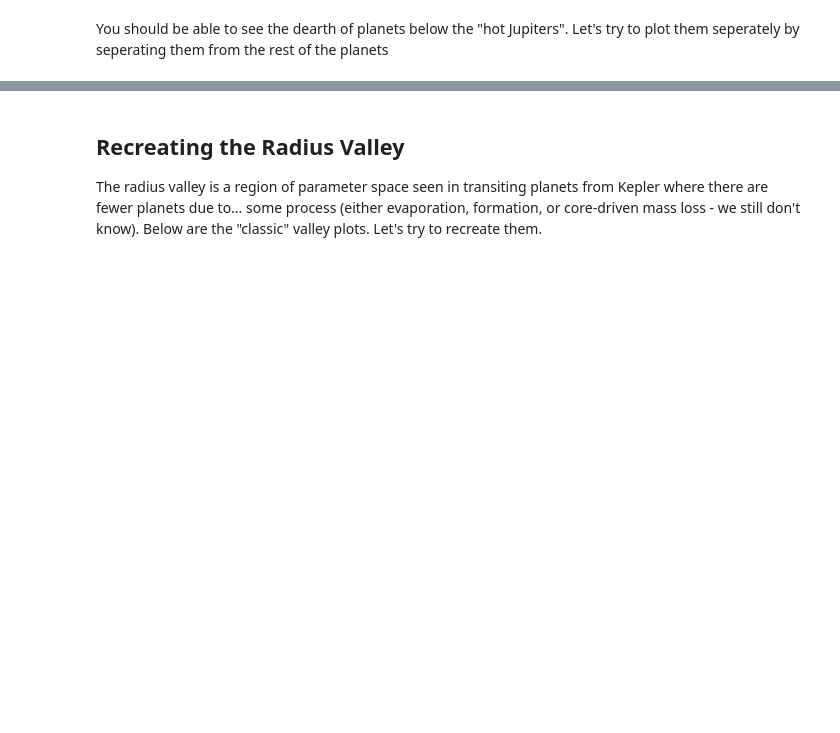
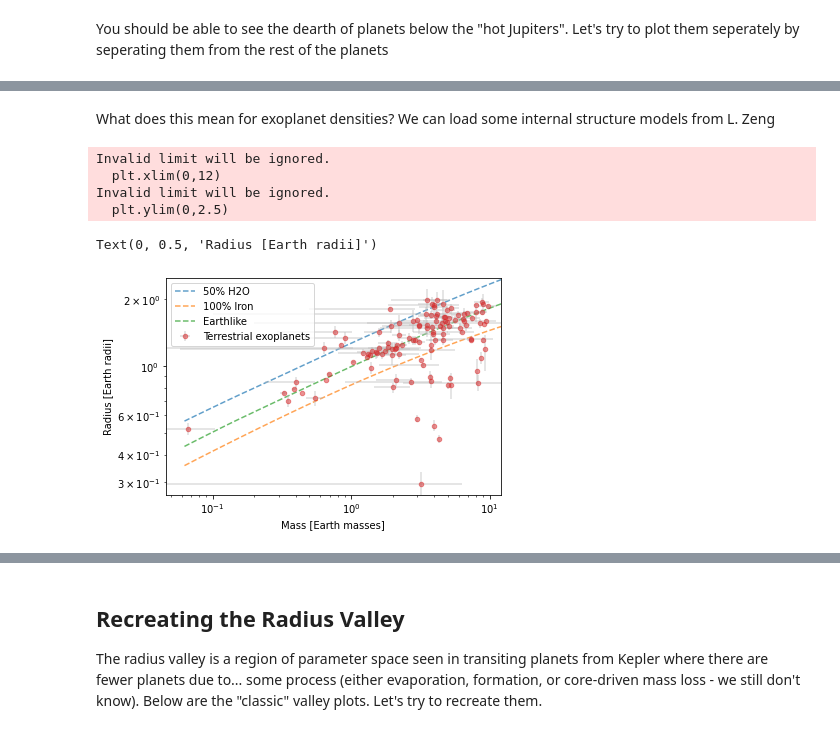
Before and after one commit to raphhbw/WAKE_workshops, a Jupyter notebook: exoplanets/data_viz/DataViz Workshop 1 - Matplotlib basics & Exoplanets in context.ipynb, the cells around one changed output, grey strips where cells are left out. Cells and saved outputs as stored; diff of their text form; code cells hidden in the pictures; blank space fills up the shorter version.

```diff
--- a/exoplanets/data_viz/DataViz Workshop 1 - Matplotlib basics & Exoplanets in context.ipynb
+++ b/exoplanets/data_viz/DataViz Workshop 1 - Matplotlib basics & Exoplanets in context.ipynb
@@ -249,0 +253,35 @@ plt.scatter(all_planets.loc[~in_desert,'pl_orbper'],all_planets.loc[~in_desert,'
+# %% [markdown]
+What does this mean for exoplanet densities? We can load some internal structure models from L. Zeng
+# %%
+models=pd.read_csv("https://lweb.cfa.harvard.edu/~lzeng/tables/mrtable3.txt",delim_whitespace=True,index_col=None).iloc[1:]
+
+plt.plot(models['50%fe'].index.astype(float), models['50%h2o'].values.astype(float),
+         '--',alpha=0.7,label='50% H2O')
+plt.plot(models['100%fe'].index.astype(float), models['100%fe'].values.astype(float),
+         '--',alpha=0.7,label='100% Iron')
+plt.plot(models['35%fe'].index.astype(float), models['35%fe'].values.astype(float),
+         '--',alpha=0.7,label='Earthlike')
+#plt.plot(models['cold_h2/he'].index.astype(float), models['cold_h2/he'].values.astype(float),'--',alpha=0.7)
+
+plt.errorbar(all_planets.loc[terrestrial_planets,'pl_masse'],
+             all_planets.loc[terrestrial_planets,'pl_rade'],
+             xerr=[all_planets.loc[terrestrial_planets,'pl_masseerr1'],abs(all_planets.loc[terrestrial_planets,'pl_masseerr2'])],
+             yerr=[all_planets.loc[terrestrial_planets,'pl_radeerr1'],abs(all_planets.loc[terrestrial_planets,'pl_radeerr2'])],
+             fmt='.',#<- important so that it's not a line plot
+             markersize=9,alpha=0.5,
+             ecolor='#bbbbbb',label='Terrestrial exoplanets')
+
+plt.yscale('log')
+plt.xscale('log')
+plt.legend()
+plt.xlim(0,12)
+plt.ylim(0,2.5)
+plt.xlabel("Mass [Earth masses]")
+plt.ylabel("Radius [Earth radii]")
+# %% [output]
+Invalid limit will be ignored.
+  plt.xlim(0,12)
+Invalid limit will be ignored.
+  plt.ylim(0,2.5)
+Text(0, 0.5, 'Radius [Earth radii]')
+[figure, added]
```
Also changed, not shown: parts of 31 cells of this notebook, 3 other files.
